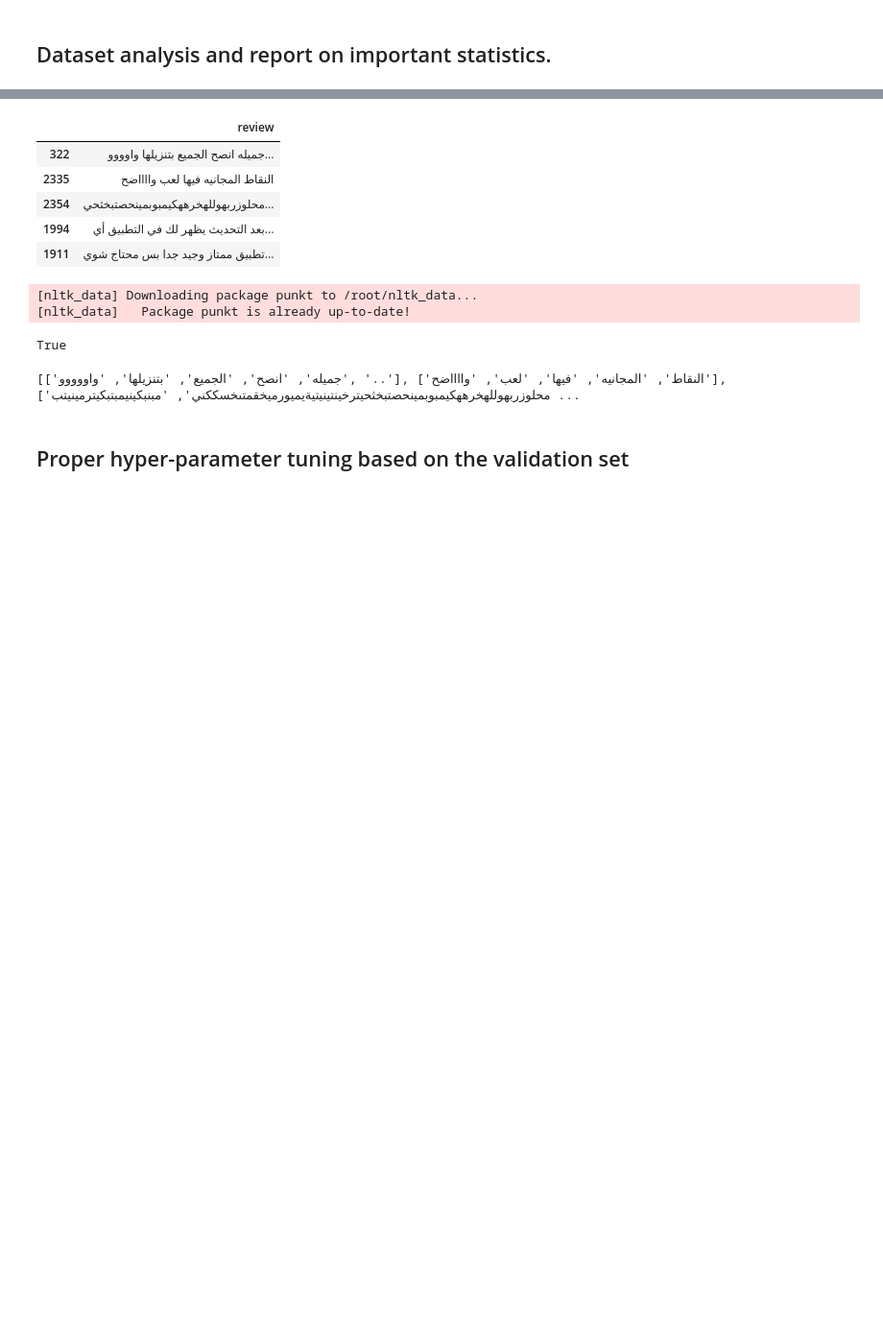
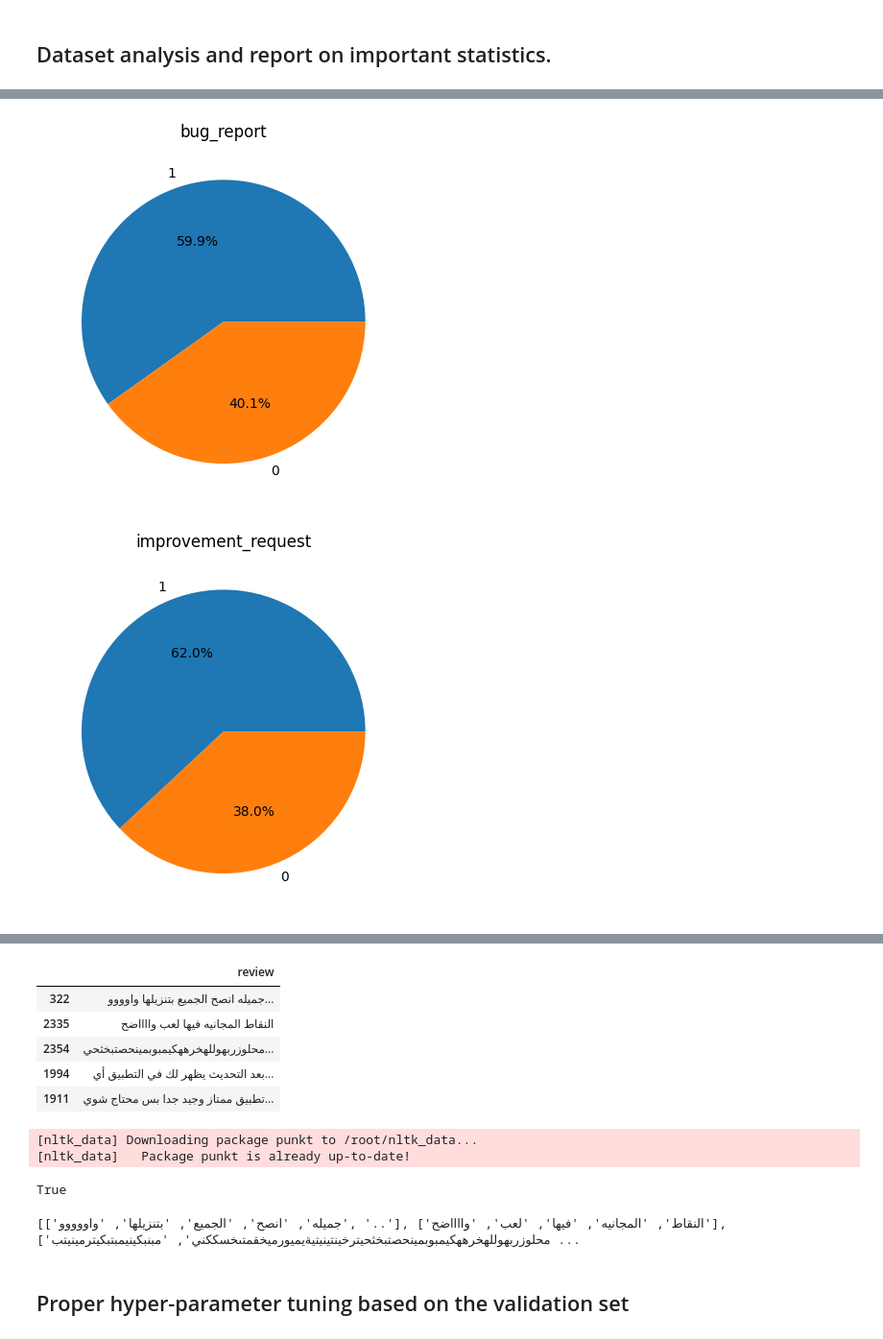
Before and after one commit to faiz-aljohani/Arabic-App-Review-Classification, a Jupyter notebook: ICS472_NLP_Arabic_App_Review_Classification.ipynb, the cells around one changed output, grey strips where cells are left out. Shown at 96% size. Cells and saved outputs as stored; diff of their text form; code cells hidden in the pictures; blank space fills up the shorter version.

```diff
--- a/ICS472_NLP_Arabic_App_Review_Classification.ipynb
+++ b/ICS472_NLP_Arabic_App_Review_Classification.ipynb
@@ -22,3 +34,5 @@ from sklearn.model_selection import train_test_split
 # %%
 X_train, X_testval, y_train, y_testval = train_test_split(X, y, test_size=0.3, random_state=777)
 X_val, X_test, y_val, y_test = train_test_split(X_testval, y_testval, test_size=0.5, random_state=777)
+# %%
+dataset = pd.read_csv("https://raw.githubusercontent.com/faiz-aljohani/Arabic-App-Review-Classification/main/AppReview-Multilabel.csv")
@@ -26,0 +92,14 @@ X_val, X_test, y_val, y_test = train_test_split(X_testval, y_testval, test_size=
+# %%
+# RUN ONCE!
+def binary_label(label):
+    if label in ['High','Medium','Low']:
+        return 1
+    else:
+        return 0
+
+def pie_plot(column):
+    # plt.figure(figsize=(10,10))
+    # plt.subplot(2,2,1)
+    plt.title(column)
+    plt.pie(dataset[column].value_counts(), labels=dataset[column].unique().tolist(), autopct='%1.1f%%')
+    plt.show()
@@ -26,0 +111,8 @@ X_val, X_test, y_val, y_test = train_test_split(X_testval, y_testval, test_size=
+# %%
+pie_plot('bug_report')
+pie_plot('improvement_request')
+pie_plot('rating')
+pie_plot('others')
+# %% [output]
+[figure, added]
+[figure, added]
```
Also changed, not shown: parts of 13 cells of this notebook, 2 other files.
